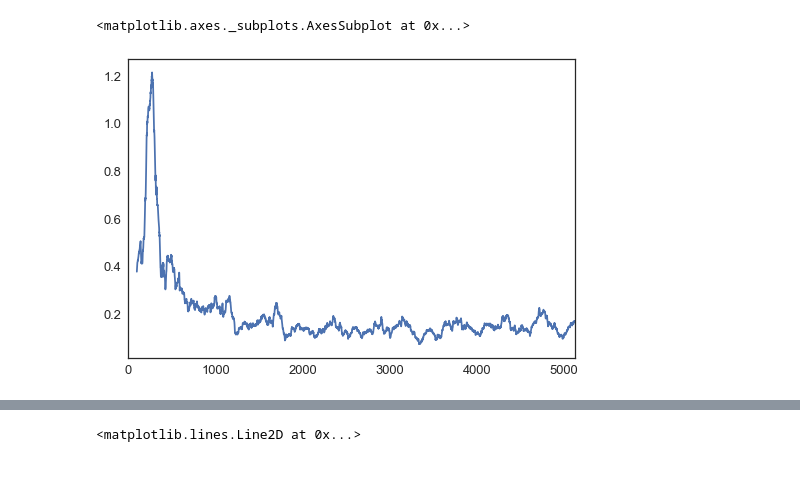
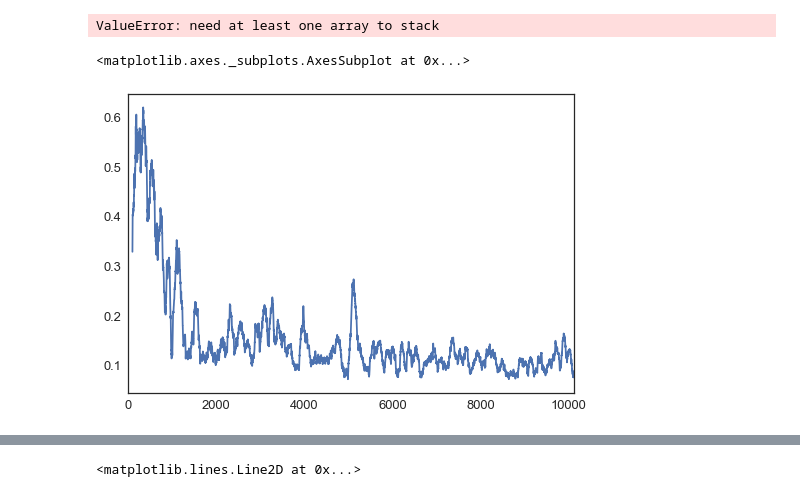
Before and after one commit to fredcallaway/gymrats, a Jupyter notebook: mouselab.ipynb, the cells around one changed output, grey strips where cells are left out. Cells and saved outputs as stored; diff of their text form; code cells hidden in the pictures.

```diff
--- a/mouselab.ipynb
+++ b/mouselab.ipynb
@@ -20,7 +20,7 @@ from policies import *
 from value_functions import *
 
 agent = Agent()
-env = MouselabEnv(2, 2, reward=Discrete((0, 1)), cost=0.01)
+env = MouselabEnv(3, 2, reward=Discrete((0, 1)), cost=0.01)
 agent.register(env)
 
 # policy = AdvantageActorCritic(actor_lr=.001, critic_lr=.005, actor_lambda=0.5, critic_lambda=1)
@@ -28,6 +28,6 @@ Q = BayesianRegressionQ()
 agent.register(Q)
 agent.register(MaxQSamplePolicy(Q))
 agent.register(Memory())
-trace = pd.DataFrame(agent.run_many(500))
+trace = pd.DataFrame(agent.run_many(1000))
 # %% [output]
 Widget Javascript not detected.  It may not be installed properly. Did you enable the widgetsnbextension? If not, then run "jupyter nbextension enable --py --sys-prefix widgetsnbextension"
@@ -43,5 +60,12 @@ plt.axhline(1.5, c='gray', ls='--')
+# %%
+df['n_obs'] = np.stack(opt.policy.saved['final']).sum(1)
+sns.factorplot('n_obs', 'return', data=df)
+# %% [output]
+ValueError: need at least one array to stack
 # %%
-pd.DataFrame(agent.policy.saved)['regret'].rolling(100).mean().plot()
+d = dict(agent.policy.saved)
+d.pop('final')
+pd.DataFrame(d)['regret'].rolling(100).mean().plot()
 # %% [output]
 <matplotlib.axes._subplots.AxesSubplot at 0x...>
-[figure, old version]
+[figure, new version]
```
Also changed, not shown: parts of 9 cells of this notebook, 6 other files.
